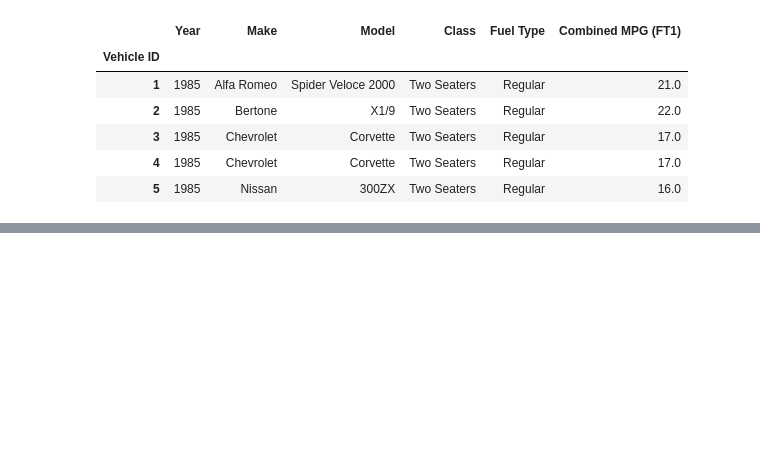
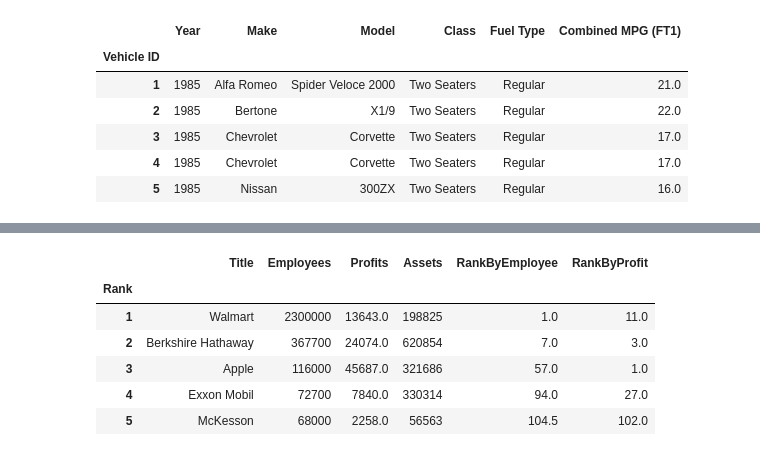
Before and after one commit to Byienio/Pandas_pg, a Jupyter notebook: DataFrames.ipynb, the cells around one changed output, grey strips where cells are left out. Drawn from its saved outputs; the diff is of its cells as text; code cells hidden in the pictures; blank space fills up the shorter version.

Commit message:
Controlling, optimizing, ranking and filtering DataFrames

```diff
--- a/DataFrames.ipynb
+++ b/DataFrames.ipynb
@@ -547,0 +719,3 @@ fuel.sort_index().head()
+# %%
+fortune = pd.read_csv('data/data/Fortune_500_2017.csv',usecols=['Rank','Title','Employees','Profits','Assets'],index_col='Rank')
+fortune.head()
@@ -547,0 +740,11 @@ fuel.sort_index().head()
+# %%
+fortune['RankByEmployee'] = fortune['Employees'].rank( ascending=False)
+fortune.head()
+# %% [output]
+|  | Title | Employees | Profits | Assets | RankByEmployee | RankByProfit |
+| Rank |  |  |  |  |  |  |
+| 1 | Walmart | 2300000 | 13643.0 | 198825 | 1.0 | 11.0 |
+| 2 | Berkshire Hathaway | 367700 | 24074.0 | 620854 | 7.0 | 3.0 |
+| 3 | Apple | 116000 | 45687.0 | 321686 | 57.0 | 1.0 |
+| 4 | Exxon Mobil | 72700 | 7840.0 | 330314 | 94.0 | 27.0 |
+| 5 | McKesson | 68000 | 2258.0 | 56563 | 104.5 | 102.0 |
```
Also changed, not shown: parts of 28 cells of this notebook.
